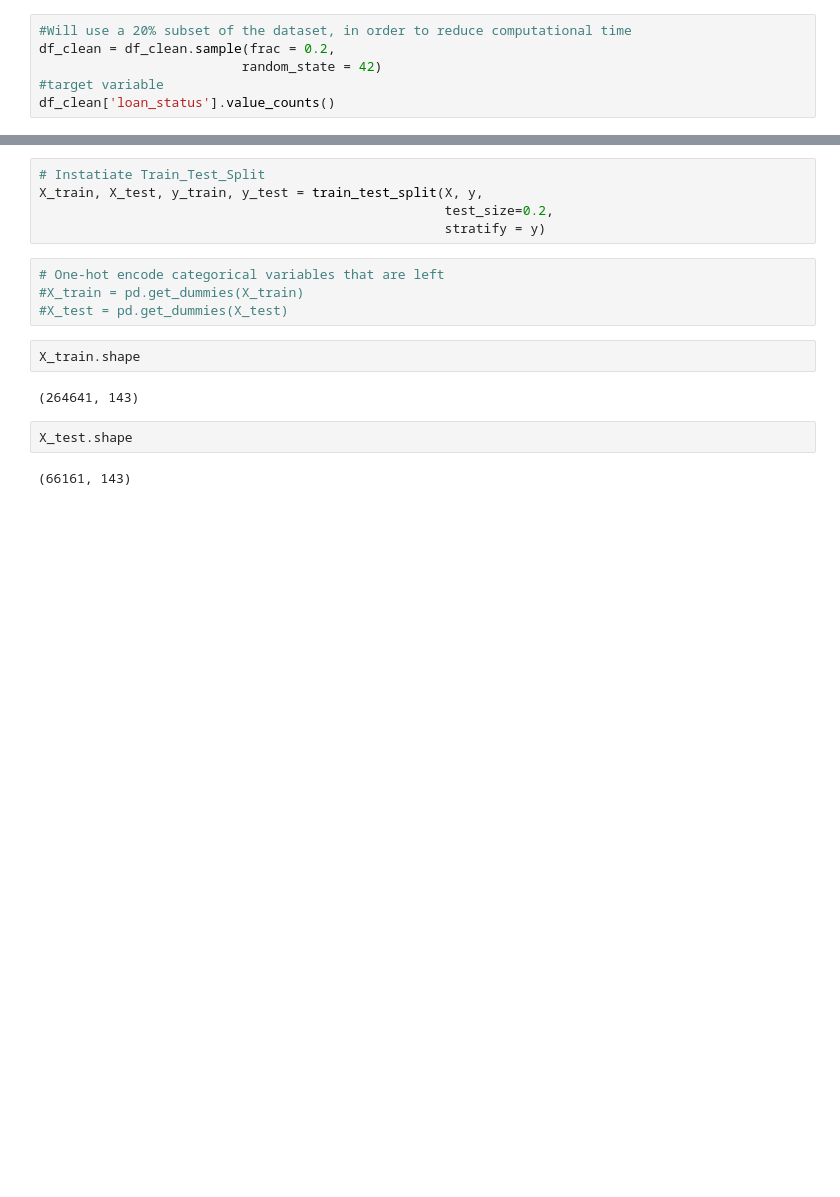
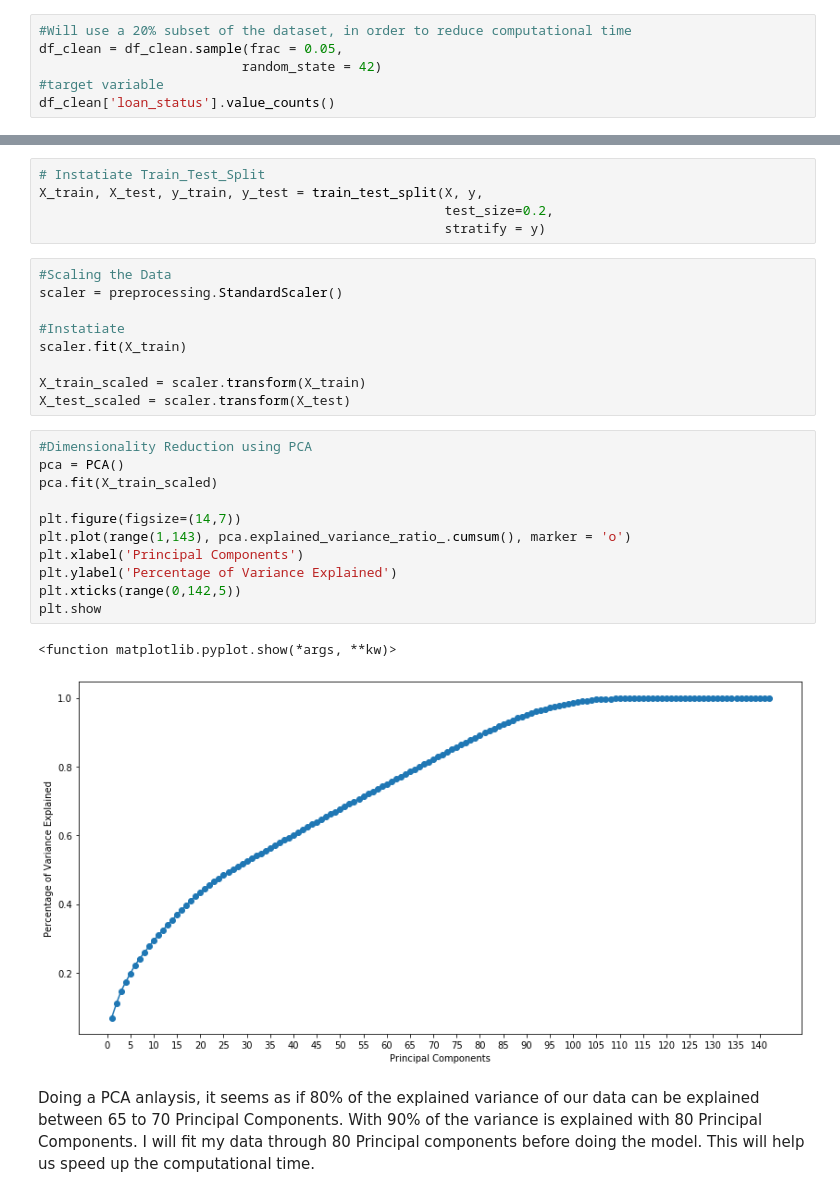
Before and after one commit to andrewhnberry/Identifying-bad-debt, a Jupyter notebook: Part 2 - Predicting Bad Loans.ipynb, the cells around one changed output, grey strips where cells are left out. Saved outputs shown, nothing was run; the diff lists cells and outputs as text; blank space fills up the shorter version.

```diff
--- a/Part 2 - Predicting Bad Loans.ipynb
+++ b/Part 2 - Predicting Bad Loans.ipynb
@@ -106,7 +109,7 @@ df_clean = pd.read_csv('data/loan_no_nans.csv',index_col=0,
                       low_memory = False)
 # %%
 #Will use a 20% subset of the dataset, in order to reduce computational time
-df_clean = df_clean.sample(frac = 0.2,
+df_clean = df_clean.sample(frac = 0.05,
                           random_state = 42)
 #target variable
 df_clean['loan_status'].value_counts()
@@ -146,15 +149,28 @@ X.shape
 X_train, X_test, y_train, y_test = train_test_split(X, y,
                                                     test_size=0.2,
                                                     stratify = y)
-# %%
-# One-hot encode categorical variables that are left
-#X_train = pd.get_dummies(X_train)
-#X_test = pd.get_dummies(X_test)
-# %%
-X_train.shape
-# %% [output]
-(264641, 143)
-# %%
-X_test.shape
-# %% [output]
-(66161, 143)
+# %%
+#Scaling the Data
+scaler = preprocessing.StandardScaler()
+
+#Instatiate
+scaler.fit(X_train)
+
+X_train_scaled = scaler.transform(X_train)
+X_test_scaled = scaler.transform(X_test)
+# %%
+#Dimensionality Reduction using PCA
+pca = PCA()
+pca.fit(X_train_scaled)
+
+plt.figure(figsize=(14,7))
+plt.plot(range(1,143), pca.explained_variance_ratio_.cumsum(), marker = 'o')
+plt.xlabel('Principal Components')
+plt.ylabel('Percentage of Variance Explained')
+plt.xticks(range(0,142,5))
+plt.show
+# %% [output]
+<function matplotlib.pyplot.show(*args, **kw)>
+[figure, added]
+# %% [markdown]
+Doing a PCA anlaysis, it seems as if 80% of the explained variance of our data can be explained between 65 to 70 Principal Components. With 90% of the variance is explained with 80 Principal Components. I will fit my data through 80 Principal components before doing the model. This will help us speed up the computational time.
```
Also changed, not shown: parts of 19 cells of this notebook.
